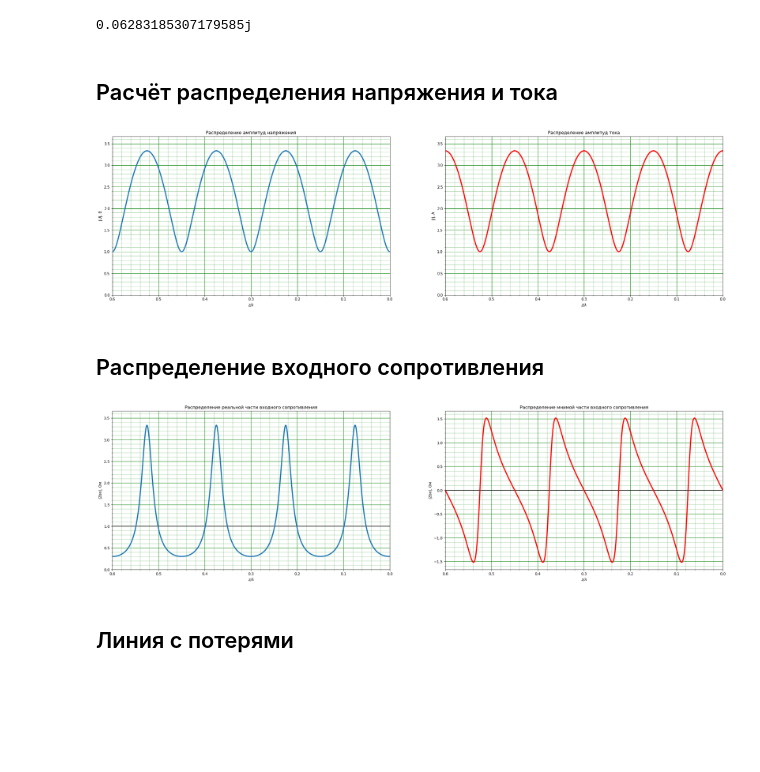
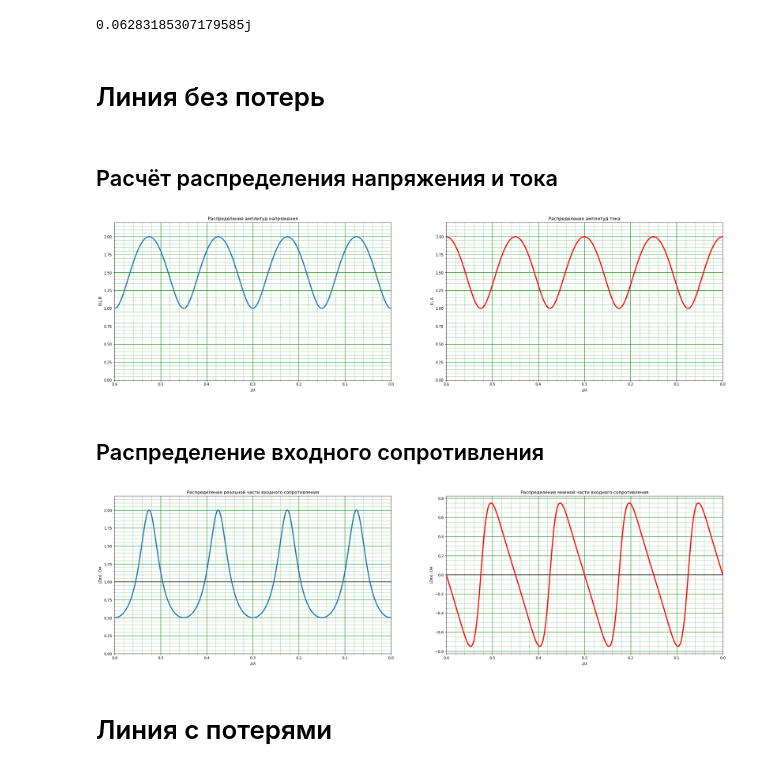
Before and after one commit to MargaritaWraith/LongLinePy, a Jupyter notebook: LongLine.ipynb, the cells around one changed output. Drawn from its saved outputs; the diff is of its cells as text; code cells hidden in the pictures; blank space fills up the shorter version.

```diff
--- a/LongLine.ipynb
+++ b/LongLine.ipynb
@@ -34,6 +32,8 @@ gamma=np.sqrt(Y1*Z1)
 print(gamma)
 # %% [output]
 0.06283185307179585j
+# %% [markdown]
+# Линия без потерь
 # %% [markdown]
 ## Расчёт распределения напряжения и тока
 # %%
@@ -41,7 +41,7 @@ print(gamma)
 # In=1
 Un = 1
 # Zn=Un/In
-Rn=0.3*W
+Rn=0.5*W
 Xn=0*W
 Zn=Rn+1j*Xn
 
@@ -52,34 +52,34 @@ def UI(z,Zn):
     U=Un*np.cos(2*np.pi/lmd*z)+(Un/Zn)*W*np.sin(2*np.pi/lmd*z)*1j
     I=(Un/Zn)*np.cos(2*np.pi/lmd*z)+Un/W*np.sin(2*np.pi/lmd*z)*1j
     return (U,I)
 
 U1=UI(z,Zn)[0]
 I1=UI(z,Zn)[1]
 
 fig1, ax = plt.subplots(1,2,figsize=(30, 8))#, dpi=200)
 
 ax[0].plot(z,np.abs(U1), linewidth=3)
 ax[0].grid()
 ax[0].set_xlim([2*lmd,0])
 ax[0].set_ylim([0, 1.1*max(abs(U1))])
 ax[1].set_ylim([0, 1.1*max(abs(I1))])
 ax[0].set_xlabel('$z/\lambda$')
 ax[0].set_ylabel('|U|, В')
 ax[0].minorticks_on()
 ax[0].grid(which='major', color = 'green', linewidth = 1)
 ax[0].grid(which='minor', color = 'green', linestyle = ':')
 ax[0].set_title("Распределение амплитуд напряжения")
 ax[1].set_title("Распределение амплитуд тока")
 ax[1].plot(z,np.abs(I1),'r', linewidth=3)
 ax[1].grid()
 ax[1].set_xlim([2*lmd,0])
 ax[1].set_xlabel("$z/\lambda$")
 ax[1].minorticks_on()
 ax[1].grid(which='major', color = 'green', linewidth = 1)
 ax[1].grid(which='minor', color = 'green', linestyle = ':')
 ax[1].set_ylabel('|I|, А');
 # %% [output]
-[figure, old version]
+[figure, new version]
 # %% [markdown]
 ## Распределение входного сопротивления
 # %%
@@ -112,6 +112,6 @@ ax[1].grid(which='major', color = 'green', linewidth = 1)
 ax[1].grid(which='minor', color = 'green', linestyle = ':')
 ax[1].set_title("Распределение мнимой части входного сопротивления");
 # %% [output]
-[figure, old version]
+[figure, new version]
 # %% [markdown]
-## Линия с потерями
+# Линия с потерями
```
Also changed, not shown: parts of 4 cells of this notebook, 1 other file.
